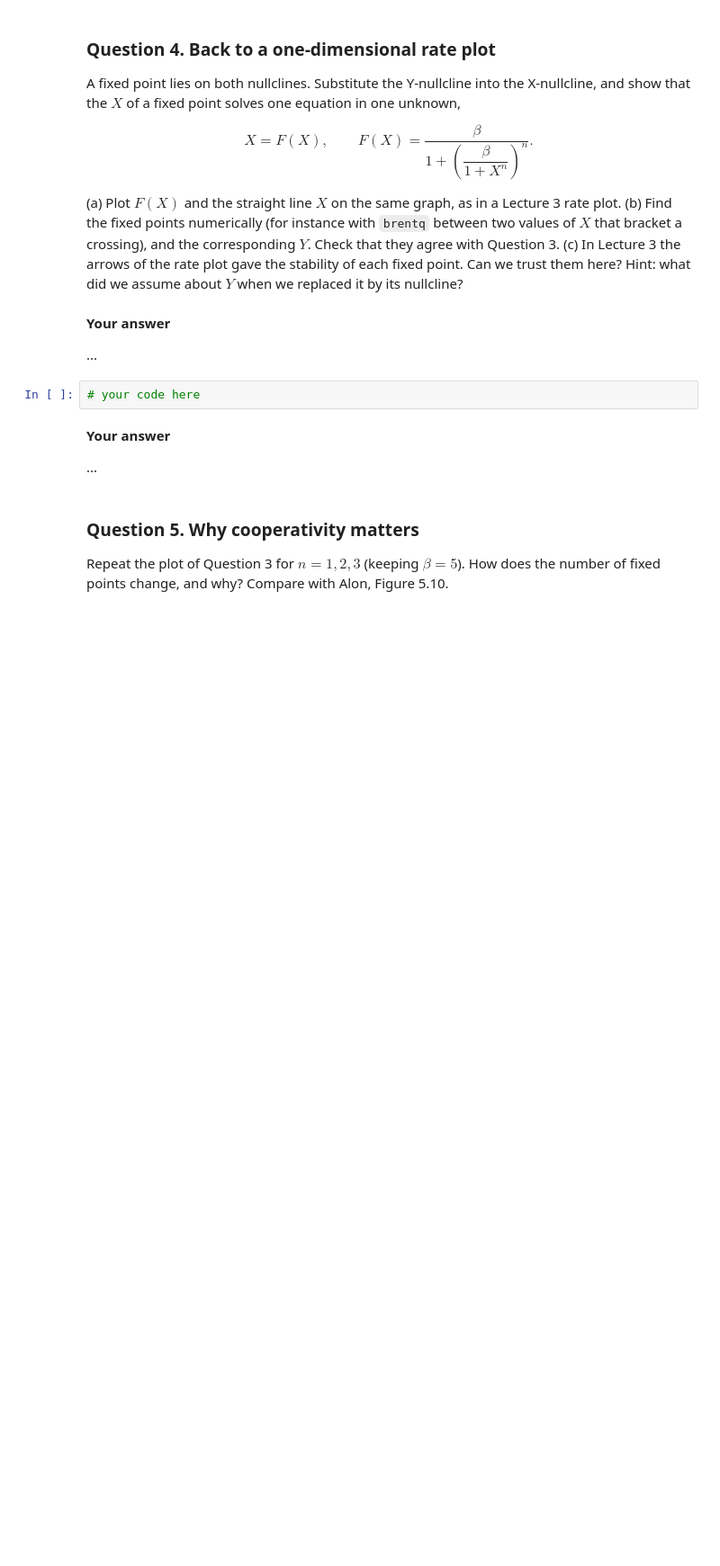
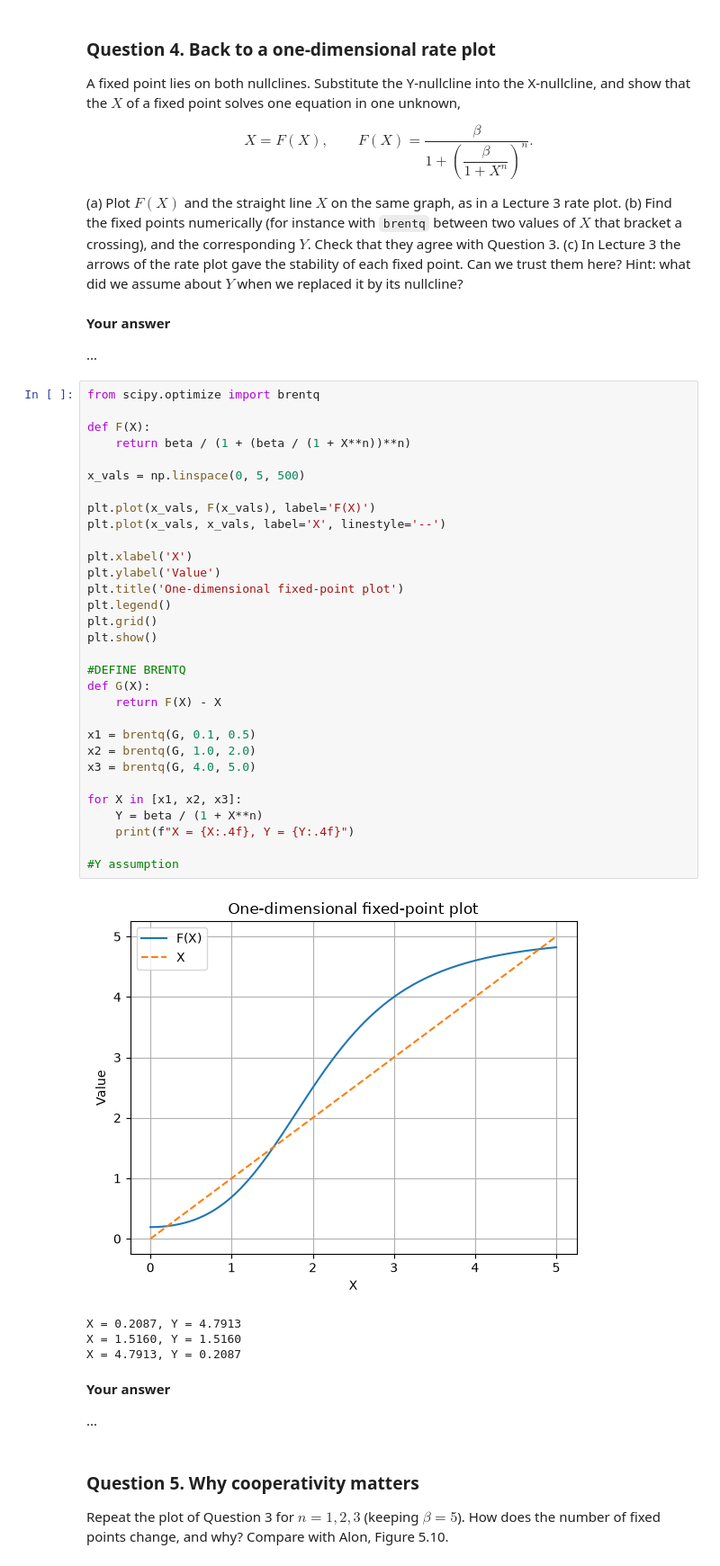
Before and after one commit to nour-alghadban/Intro_to_qbio_LC_report, a Jupyter notebook: IntroQBio_assignment_toggle_students_v3.ipynb, the cells around one changed output. Shown at 90% size. Drawn from its saved outputs; the diff is of its cells as text; blank space fills up the shorter version.

```diff
--- a/IntroQBio_assignment_toggle_students_v3.ipynb
+++ b/IntroQBio_assignment_toggle_students_v3.ipynb
@@ -185,7 +195,41 @@ them here? Hint: what did we assume about $Y$ when we replaced it by its nullcli
 
 ...
 # %%
-# your code here
+from scipy.optimize import brentq
+
+def F(X):
+    return beta / (1 + (beta / (1 + X**n))**n)
+
+x_vals = np.linspace(0, 5, 500)
+
+plt.plot(x_vals, F(x_vals), label='F(X)')
+plt.plot(x_vals, x_vals, label='X', linestyle='--')
+
+plt.xlabel('X')
+plt.ylabel('Value')
+plt.title('One-dimensional fixed-point plot')
+plt.legend()
+plt.grid()
+plt.show()
+
+#DEFINE BRENTQ
+def G(X):
+    return F(X) - X
+
+x1 = brentq(G, 0.1, 0.5)
+x2 = brentq(G, 1.0, 2.0)
+x3 = brentq(G, 4.0, 5.0)
+
+for X in [x1, x2, x3]:
+    Y = beta / (1 + X**n)
+    print(f"X = {X:.4f}, Y = {Y:.4f}")
+
+#Y assumption
+# %% [output]
+[figure, added]
+X = 0.2087, Y = 4.7913
+X = 1.5160, Y = 1.5160
+X = 4.7913, Y = 0.2087
 # %% [markdown]
 **Your answer**
 
```
Also changed, not shown: parts of 7 cells of this notebook.
